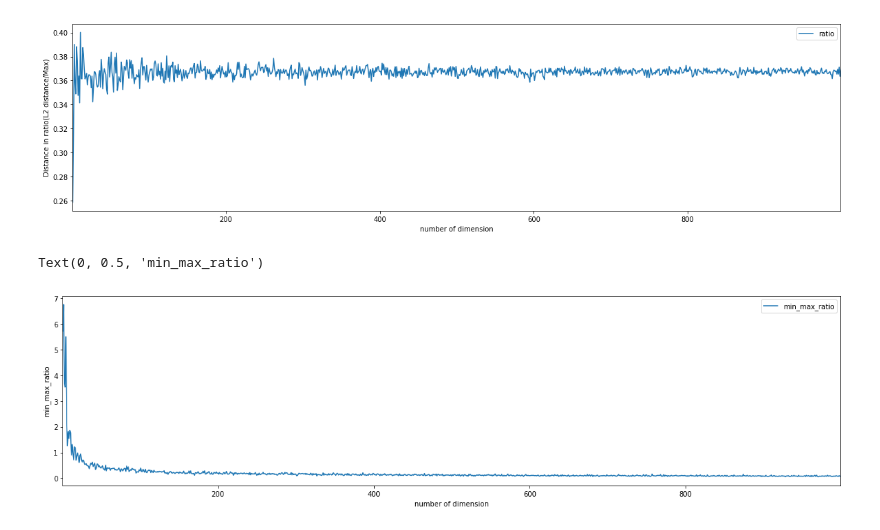
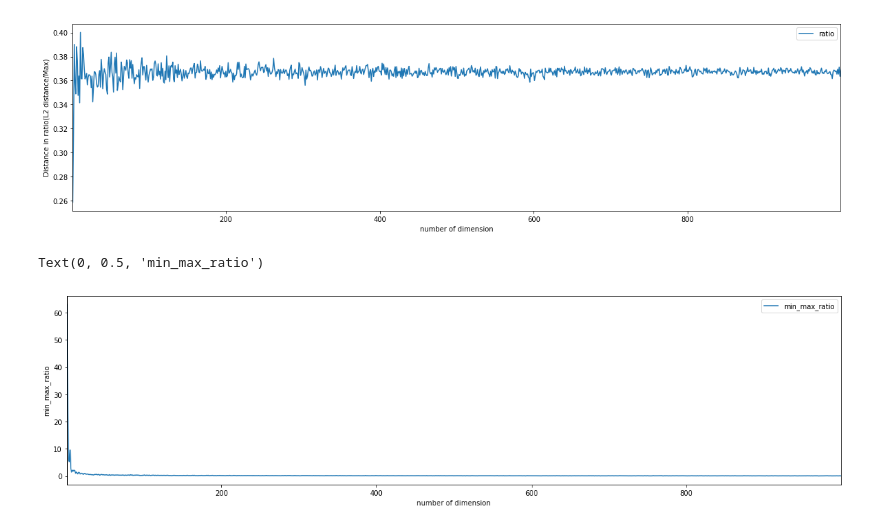
Before and after one commit to sparktsao/VerifyCurseofDim, a Jupyter notebook: R20200620_VerifyCurseofDim.ipynb, the cells around one changed output. Drawn from its saved outputs; the diff is of its cells as text; code cells hidden in the pictures.

```diff
--- a/R20200620_VerifyCurseofDim.ipynb
+++ b/R20200620_VerifyCurseofDim.ipynb
@@ -69,10 +76,10 @@ ax1.set_ylabel("Distance in ratio(L2 distance/Max)")
 Text(0, 0.5, 'Distance in ratio(L2 distance/Max)')
 [figure]
 # %%
-results_df["min_max_ratio"] = results_df.apply(lambda x:(x["vmax"]-x["vmin"])/(x["vmin"]+0.1),axis=1)
+results_df["min_max_ratio"] = results_df.apply(lambda x:(x["vmax"]-x["vmin"])/(x["vmin"]),axis=1)
 ax1 = results_df.set_index("dim").loc[:,["min_max_ratio"]].plot(figsize=(20,5))
 ax1.set_xlabel("number of dimension")
 ax1.set_ylabel("min_max_ratio")
 # %% [output]
 Text(0, 0.5, 'min_max_ratio')
-[figure, old version]
+[figure, new version]
```
Also changed, not shown: parts of 1 cell of this notebook.
